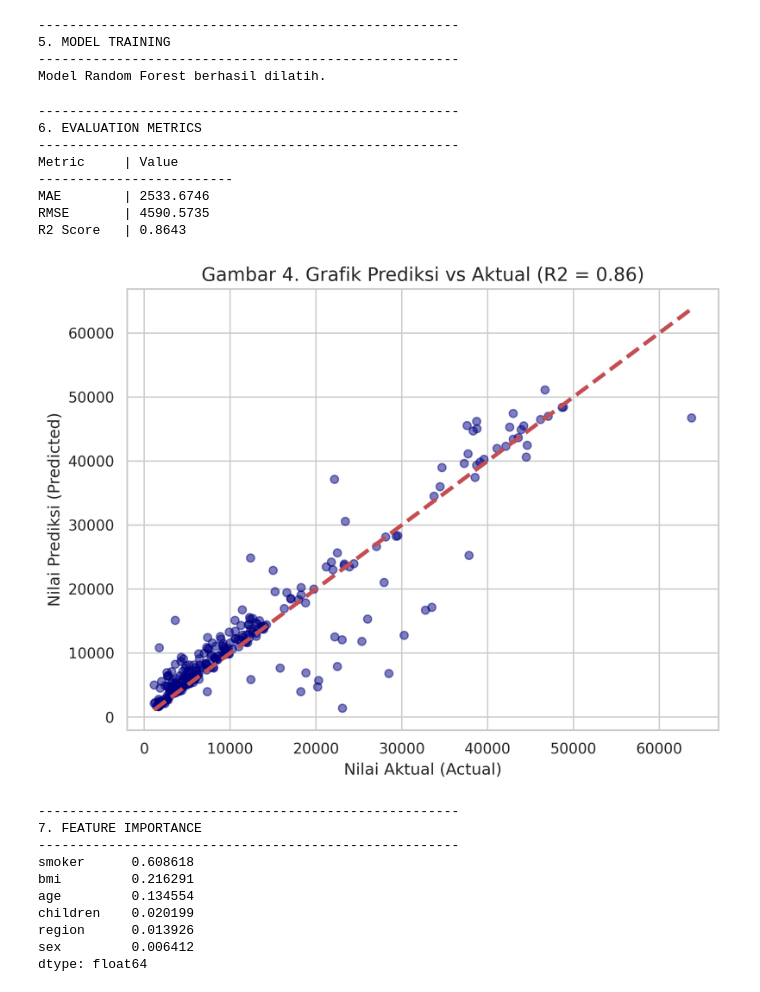
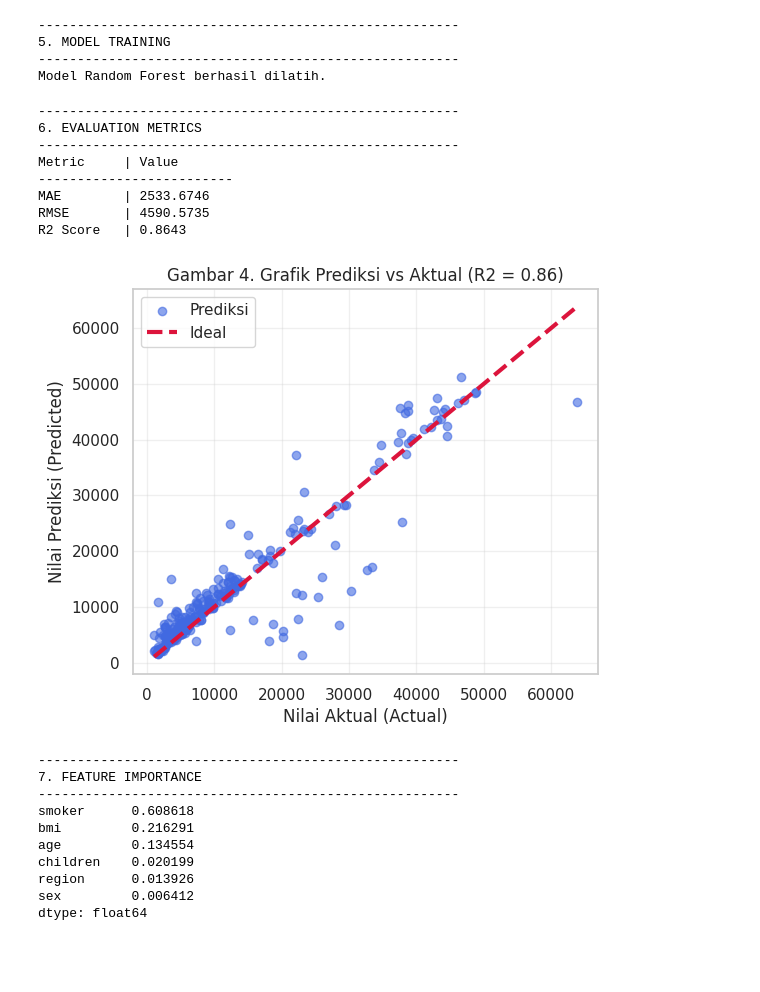
Before and after one commit to arrul37/medical-cost-prediction, a Jupyter notebook: medical_cost_prediction.ipynb, the cells around one changed output. Drawn from its saved outputs; the diff is of its cells as text; code cells hidden in the pictures; blank space fills up the shorter version.

```diff
--- a/medical_cost_prediction.ipynb
+++ b/medical_cost_prediction.ipynb
@@ -27,13 +27,18 @@ from sklearn.metrics import mean_absolute_error, mean_squared_error, r2_score
 
 # Konfigurasi Visualisasi
 sns.set(style="whitegrid")
-plt.rcParams['figure.dpi'] = 300
+plt.rcParams['figure.dpi'] = 100
 # %%
-# 2. Load Datset
+# 2. Load Dataset
 try:
     df = pd.read_csv('insurance.csv')
     print("Dataset berhasil dimuat!")
     print(f"Dimensi Data: {df.shape[0]} baris, {df.shape[1]} kolom")
+
+    # Menampilkan sampel data untuk pemeriksaan awal
+    print("\nSampel Data Awal:")
+    display(df.head())
+
 except FileNotFoundError:
     print("Error: File 'insurance.csv' tidak ditemukan. Mohon upload file terlebih dahulu.")
 # %% [output]
@@ -48,14 +61,16 @@ print(f"------------------------------------------------------")
 # a. Cek Missing Values
 print(f"Jumlah Missing Values: {df.isnull().sum().sum()}")
 
-# b. Encoding Variabel Kategorikal (Label Encoding)
-# Mengubah text menjadi angka agar bisa diproses algoritma
+# b. Encoding Variabel Kategorikal
 le = LabelEncoder()
 df['sex'] = le.fit_transform(df['sex'])       # female=0, male=1
 df['smoker'] = le.fit_transform(df['smoker']) # no=0, yes=1
 df['region'] = le.fit_transform(df['region']) # northeast=0, dst..
 
-print("Data setelah encoding (5 baris pertama):")
+# Memastikan tipe data integer untuk visualisasi
+df['smoker'] = df['smoker'].astype(int)
+
+print("Data setelah encoding (Siap Modeling):")
 display(df.head())
 # %% [output]
 ------------------------------------------------------
@@ -142,40 +157,43 @@ Model Random Forest berhasil dilatih.
 # %%
 # 6. Evaluasi Model
 print(f"------------------------------------------------------")
 print("6. EVALUATION METRICS")
 print(f"------------------------------------------------------")
 
 mae = mean_absolute_error(y_test, y_pred)
 mse = mean_squared_error(y_test, y_pred)
 rmse = np.sqrt(mse)
 r2 = r2_score(y_test, y_pred)
 
 print(f"{'Metric':<10} | {'Value':<15}")
 print("-" * 25)
 print(f"{'MAE':<10} | {mae:.4f}")
 print(f"{'RMSE':<10} | {rmse:.4f}")
 print(f"{'R2 Score':<10} | {r2:.4f}")
 
-# Gbr 4. Prediksi vs Aktual
-plt.figure(figsize=(8, 6))
-plt.scatter(y_test, y_pred, color='navy', alpha=0.5)
-plt.plot([y.min(), y.max()], [y.min(), y.max()], 'r--', lw=3) # Garis diagonal ideal
+# Grafik Prediksi vs Aktual
+plt.figure(figsize=(6, 5))
+
+# Titik Prediksi (Biru) vs Garis Ideal (Merah)
+plt.scatter(y_test, y_pred, color='#4169E1', alpha=0.6, label='Prediksi')
+plt.plot([y.min(), y.max()], [y.min(), y.max()], color='#DC143C', lw=3, linestyle='--', label='Ideal')
+
 plt.xlabel('Nilai Aktual (Actual)')
 plt.ylabel('Nilai Prediksi (Predicted)')
-plt.title('Gambar 4. Grafik Prediksi vs Aktual (R2 = 0.86)', fontsize=14)
-plt.grid(True)
-plt.savefig('Gambar4_Prediksi_vs_Aktual.png', bbox_inches='tight')
+plt.title('Gambar 4. Grafik Prediksi vs Aktual (R2 = 0.86)', fontsize=12)
+plt.legend()
+plt.grid(True, alpha=0.3)
 plt.show()
 # %% [output]
 ------------------------------------------------------
 6. EVALUATION METRICS
 ------------------------------------------------------
 Metric     | Value
 -------------------------
 MAE        | 2533.6746
 RMSE       | 4590.5735
 R2 Score   | 0.8643
-[figure, old version]
+[figure, new version]
 # %%
 # 7. Feature Importance
 print(f"------------------------------------------------------")
```
Also changed, not shown: parts of 8 cells of this notebook, 2 other files.
